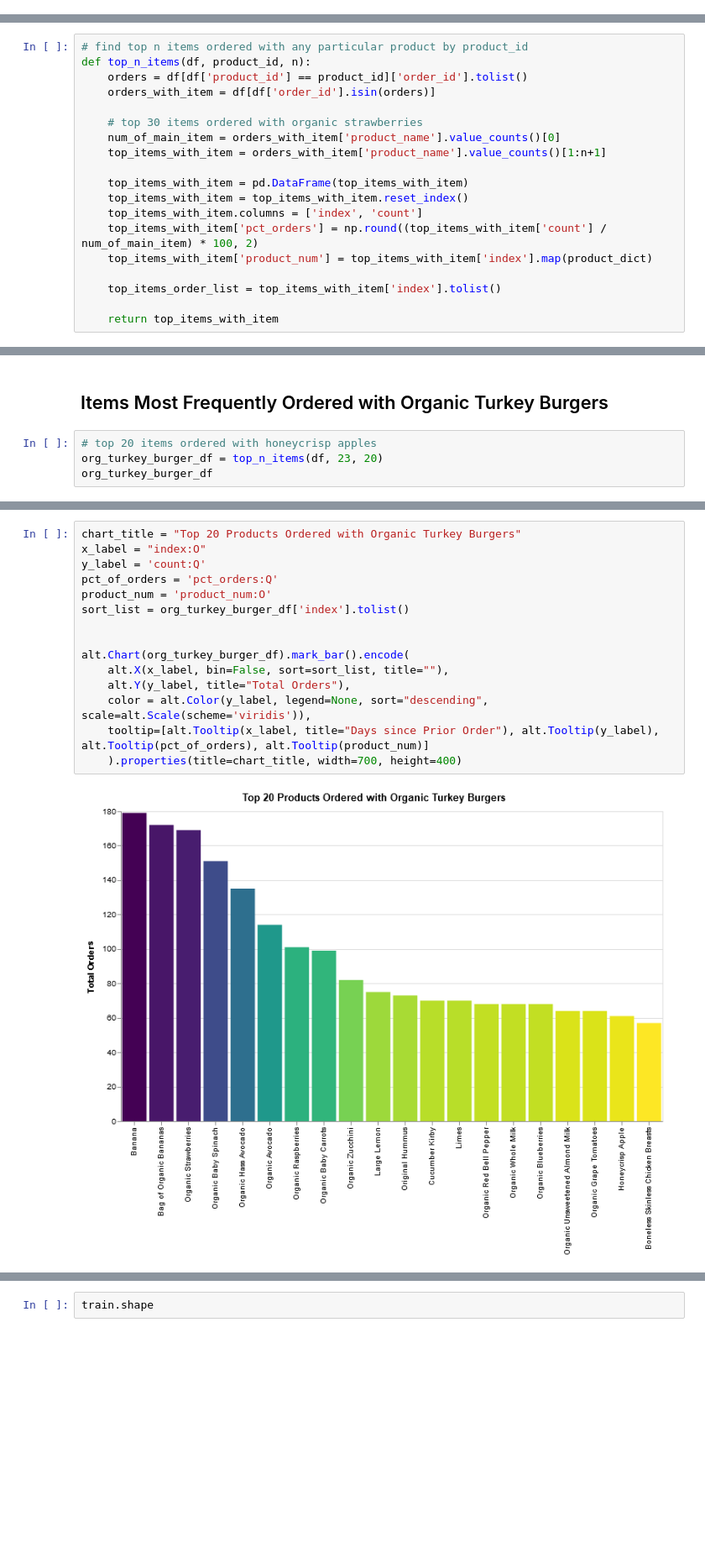
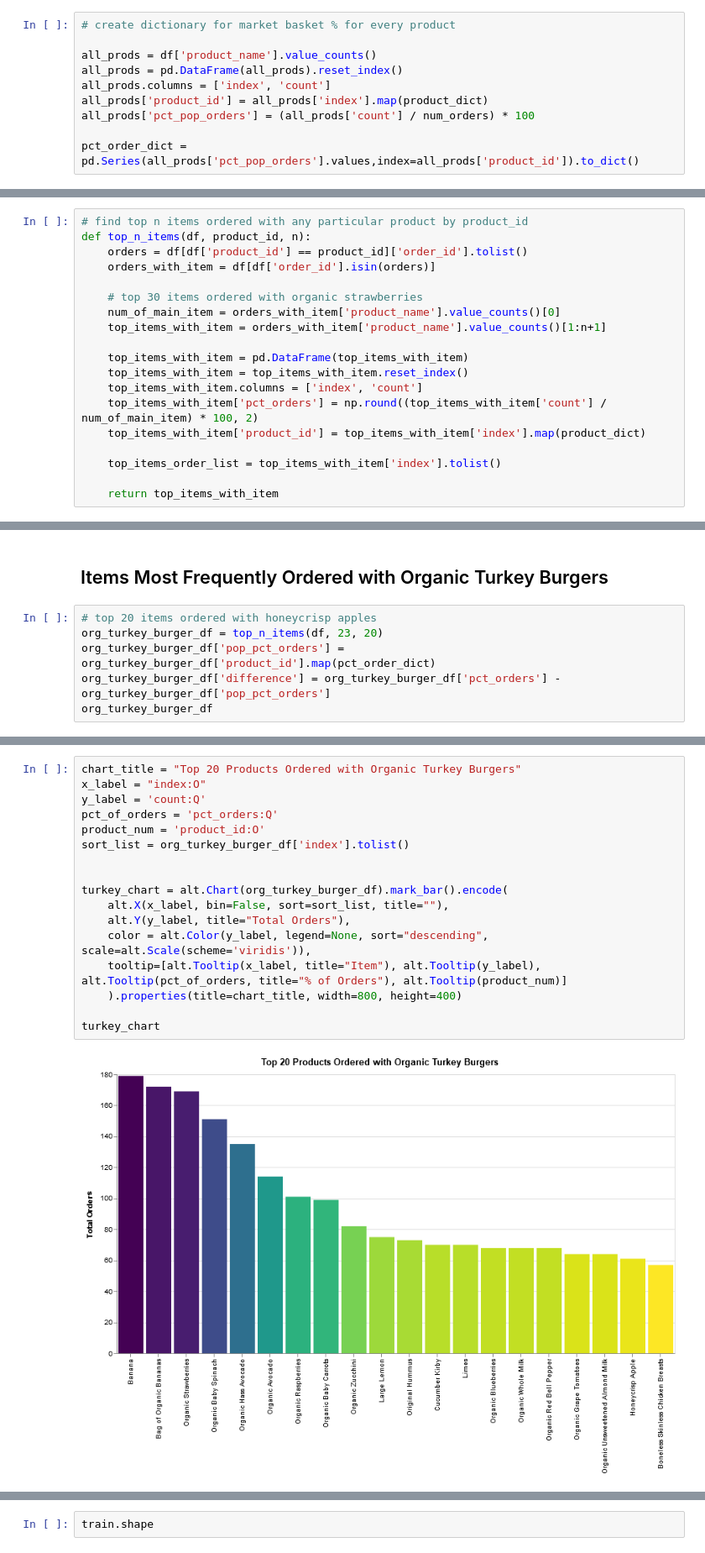
Before and after one commit to hjhuney/Instacart, a Jupyter notebook: Instacart.ipynb, the cells around one changed output, grey strips where cells are left out. Shown at 84% size. Drawn from its saved outputs; the diff is of its cells as text; blank space fills up the shorter version.

```diff
--- a/Instacart.ipynb
+++ b/Instacart.ipynb
@@ -444,6 +453,16 @@ alt.Chart(top_prods).mark_bar().encode(
 [figure]
 # %% [markdown]
 Regular bananas are ordered in a whopping 13% of baskets, while organic bananas are ordered in 11%. There's a significant dropoff by the time we reach the 30th most popular item (organic baby arugla), which is in 2% of baskets. Produce items dominate the top 30 products.
+# %%
+# create dictionary for market basket % for every product
+
+all_prods = df['product_name'].value_counts()
+all_prods = pd.DataFrame(all_prods).reset_index()
+all_prods.columns = ['index', 'count']
+all_prods['product_id'] = all_prods['index'].map(product_dict)
+all_prods['pct_pop_orders'] = (all_prods['count'] / num_orders) * 100
+
+pct_order_dict = pd.Series(all_prods['pct_pop_orders'].values,index=all_prods['product_id']).to_dict()
 # %% [markdown]
 ## Item Order Frequency
 # %%
@@ -565,7 +584,7 @@ def top_n_items(df, product_id, n):
     top_items_with_item = top_items_with_item.reset_index()
     top_items_with_item.columns = ['index', 'count']
     top_items_with_item['pct_orders'] = np.round((top_items_with_item['count'] / num_of_main_item) * 100, 2)
-    top_items_with_item['product_num'] = top_items_with_item['index'].map(product_dict)
+    top_items_with_item['product_id'] = top_items_with_item['index'].map(product_dict)
 
     top_items_order_list = top_items_with_item['index'].tolist()
 
@@ -608,5 +629,7 @@ alt.Chart(honeycrisp_df).mark_bar().encode(
 # %%
 # top 20 items ordered with honeycrisp apples
 org_turkey_burger_df = top_n_items(df, 23, 20)
+org_turkey_burger_df['pop_pct_orders'] = org_turkey_burger_df['product_id'].map(pct_order_dict)
+org_turkey_burger_df['difference'] = org_turkey_burger_df['pct_orders'] - org_turkey_burger_df['pop_pct_orders']
 org_turkey_burger_df
 # %% [output]
@@ -630,17 +653,19 @@ org_turkey_burger_df
 # %%
 chart_title = "Top 20 Products Ordered with Organic Turkey Burgers"
 x_label = "index:O"
 y_label = 'count:Q'
 pct_of_orders = 'pct_orders:Q'
-product_num = 'product_num:O'
+product_num = 'product_id:O'
 sort_list = org_turkey_burger_df['index'].tolist()
 
 
-alt.Chart(org_turkey_burger_df).mark_bar().encode(
+turkey_chart = alt.Chart(org_turkey_burger_df).mark_bar().encode(
     alt.X(x_label, bin=False, sort=sort_list, title=""),
     alt.Y(y_label, title="Total Orders"),
     color = alt.Color(y_label, legend=None, sort="descending", scale=alt.Scale(scheme='viridis')),
-    tooltip=[alt.Tooltip(x_label, title="Days since Prior Order"), alt.Tooltip(y_label), alt.Tooltip(pct_of_orders), alt.Tooltip(product_num)]
-    ).properties(title=chart_title, width=700, height=400)
+    tooltip=[alt.Tooltip(x_label, title="Item"), alt.Tooltip(y_label), alt.Tooltip(pct_of_orders, title="% of Orders"), alt.Tooltip(product_num)]
+    ).properties(title=chart_title, width=800, height=400)
+
+turkey_chart
 # %% [output]
-[figure, old version]
+[figure, new version]
```
Also changed, not shown: parts of 51 cells of this notebook.
